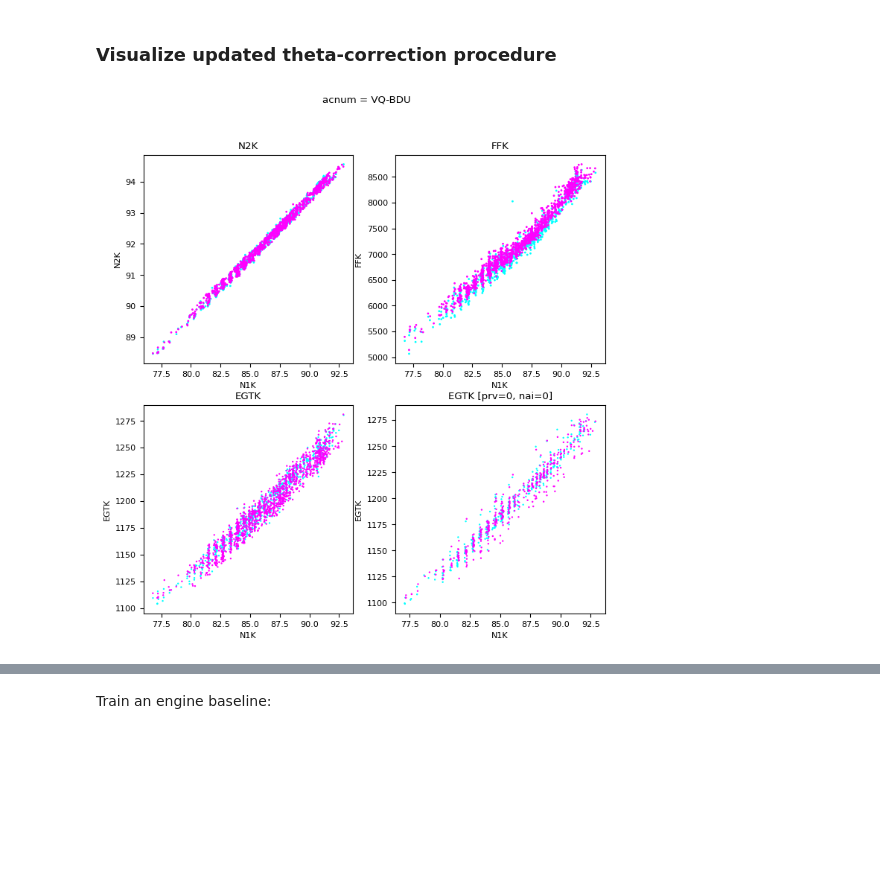
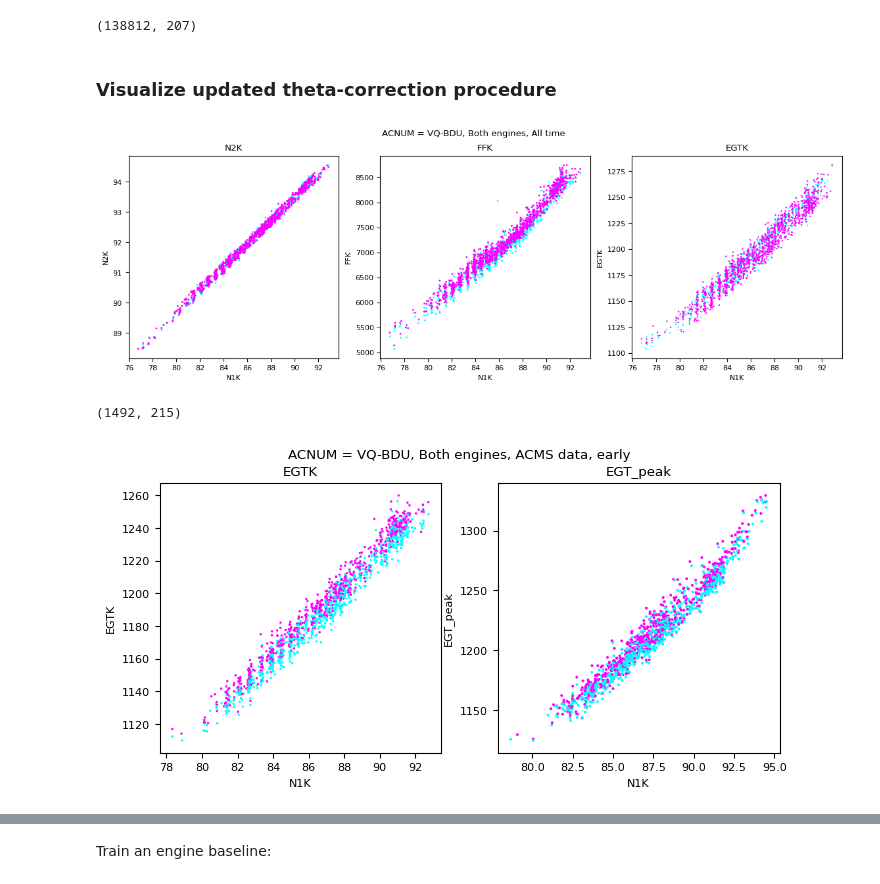
Before and after one commit to skeptlk/ecm, a Jupyter notebook: ex11_deltas.ipynb, the cells around one changed output, grey strips where cells are left out. Saved outputs shown, nothing was run; the diff lists cells and outputs as text; code cells hidden in the pictures; blank space fills up the shorter version.

```diff
--- a/ex11_deltas.ipynb
+++ b/ex11_deltas.ipynb
@@ -11,6 +11,16 @@ bgu = pd.read_csv('./takeoff-merged-VQ-BGU-30s.csv', parse_dates=['reportts']).q
 bdu = pd.read_csv('./takeoff-merged-VQ-BDU-30s.csv', parse_dates=['reportts']).query('egtm > 0 and oat > -100')
 
 data = pd.concat([bgu, bdu]).sort_values('reportts').drop(columns=['file_path', 'dep', 'arr'])
+# %%
+acms_full = pd.read_csv(
+  './data/neo_takeoff_202403260034.csv',
+  parse_dates=['reportts'],
+  low_memory=False
+).drop(columns=['processedts']).sort_values('reportts', ignore_index=True)
+
+acms_full.shape
+# %% [output]
+(138812, 207)
 # %% [markdown]
 ### Visualize updated theta-correction procedure
 # %%
@@ -35,32 +45,25 @@ def correct(data):
 
   return datak
 # %%
-# features = ['egt', 'tat', 'oat', 'n1a', 'n1p', 'n1c2', 'n1ak', 'n2a', 'n2p', 'n2ak', 'nf', 'egtk', 'ff', 'ffk', 'alt', 'prv', 'nai']
-
 data = correct(bdu)
 
-plt.rcParams.update({'font.size': 8})
-fig, axs = plt.subplots(2, 2)
-fig.set_size_inches(8, 8)
-fig.suptitle('acnum = VQ-BDU')
+def plot_baselines(data, title):
+  plt.rcParams.update({'font.size': 8})
+  fig, axs = plt.subplots(1, 3)
+  fig.set_size_inches(14, 4)
+  fig.suptitle(title)
 
-axs[0, 0].scatter(data['n1ak'], data['n2ak'], s=1, c=data['pos'], cmap='cool')
-axs[0, 0].set(xlabel='N1K', ylabel='N2K')
-axs[0, 0].set_title('N2K')
+  axs[0].scatter(data['n1ak'], data['n2ak'], s=1, c=data['pos'], cmap='cool')
+  axs[0].set(xlabel='N1K', ylabel='N2K', title="N2K")
 
-axs[0, 1].scatter(data['n1ak'], data['ffk'], s=1, c=data['pos'], cmap='cool')
-axs[0, 1].set(xlabel='N1K', ylabel='FFK')
-axs[0, 1].set_title('FFK')
+  axs[1].scatter(data['n1ak'], data['ffk'], s=1, c=data['pos'], cmap='cool')
+  axs[1].set(xlabel='N1K', ylabel='FFK', title="FFK")
 
-axs[1, 0].scatter(data['n1ak'], data['egtk'], s=0.5, c=data['pos'], cmap='cool')
-axs[1, 0].set(xlabel='N1K', ylabel='EGTK')
-axs[1, 0].set_title('EGTK')
+  axs[2].scatter(data['n1ak'], data['egtk'], s=0.5, c=data['pos'], cmap='cool')
+  axs[2].set(xlabel='N1K', ylabel='EGTK', title="EGTK")
 
-dd = data.query('prv == 0 and nai == 0')
-axs[1, 1].scatter(dd['n1c2'], dd['egtk_2'], s=0.5, c=dd['pos'], cmap='cool')
-axs[1, 1].set(xlabel='N1K', ylabel='EGTK')
-axs[1, 1].set_title('EGTK [prv=0, nai=0]')
+  plt.show()
 
-plt.show()
+plot_baselines(data, title='ACNUM = VQ-BDU, Both engines, All time')
 # %% [output]
-[figure, old version]
+[figure, new version]
@@ -69,0 +70,18 @@ plt.show()
+# %%
+acms_data = correct(acms_full.query(f"acnum=='VQ-BDU' and reportts <= '2019-02-01'"))
+print(acms_data.shape)
+
+fig, axs = plt.subplots(1, 2)
+fig.set_size_inches(8, 3.5)
+fig.suptitle('ACNUM = VQ-BDU, Both engines, ACMS data, early')
+
+axs[0].scatter(acms_data['n1ak'], acms_data['egtk'], s=0.5, c=acms_data['pos'], cmap='cool')
+axs[0].set(xlabel='N1K', ylabel='EGTK', title="EGTK")
+
+axs[1].scatter(acms_data['n1a_peak_k'], acms_data['egt_peak_k'], s=1, c=acms_data['pos'], cmap='cool')
+axs[1].set(xlabel='N1K', ylabel='EGT_peak', title="EGT_peak")
+
+plt.show()
+# %% [output]
+(1492, 215)
+[figure, added]
```
Also changed, not shown: parts of 20 cells of this notebook, 4 other files.
